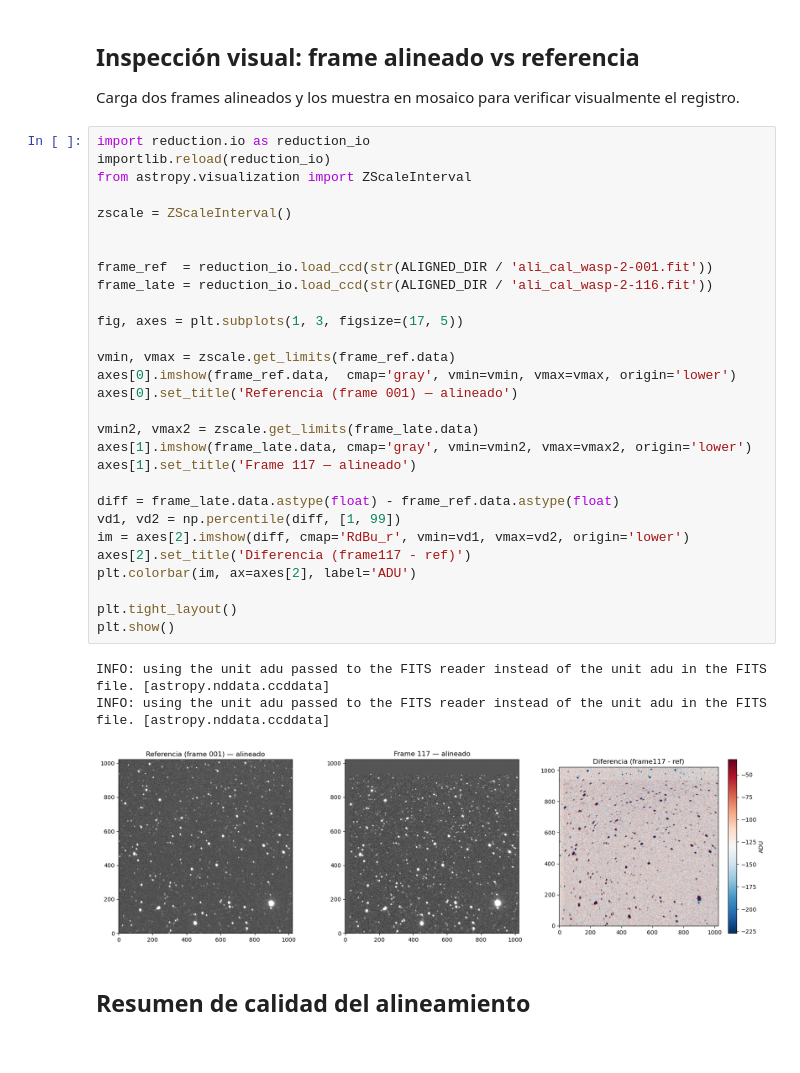
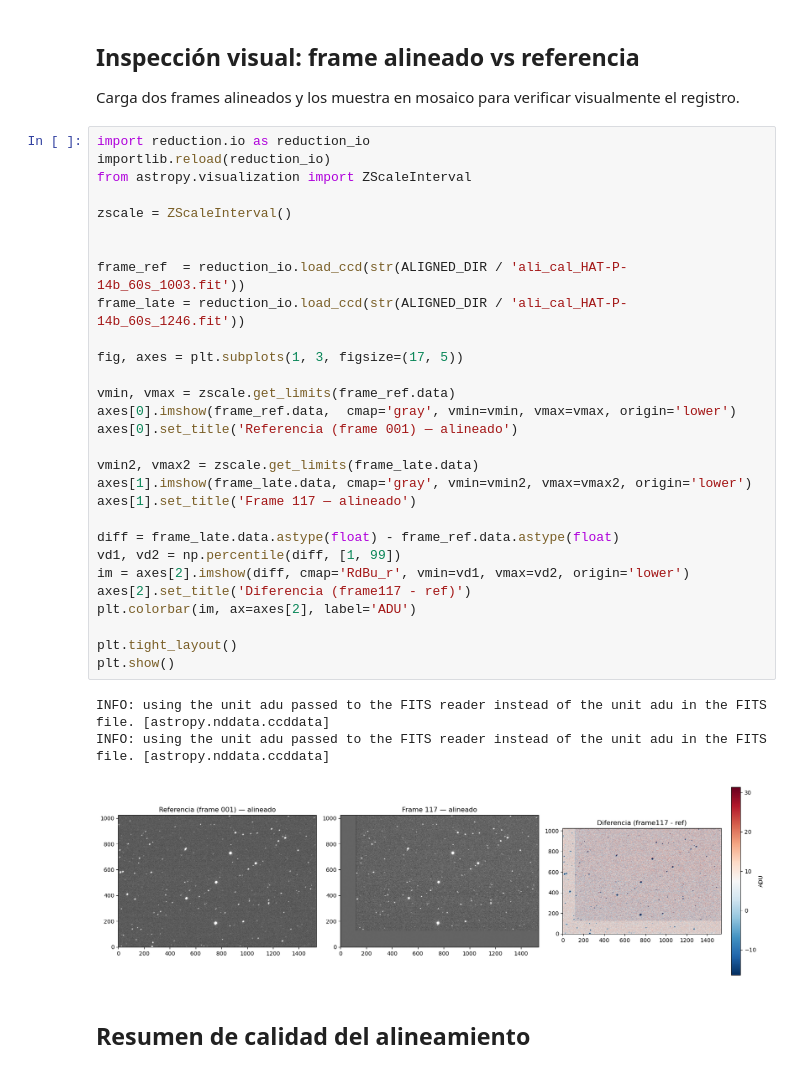
Before and after one commit to DaniMP14/TFM, a Jupyter notebook: notebooks/03_validacion_alignment.ipynb, the cells around one changed output. Cells and saved outputs as stored; diff of their text form.

Commit message:
cambios en bg reduc, comparison, reference frame, detrending

```diff
--- a/notebooks/03_validacion_alignment.ipynb
+++ b/notebooks/03_validacion_alignment.ipynb
@@ -102,36 +103,36 @@ Carga dos frames alineados y los muestra en mosaico para verificar visualmente e
 # %%
 import reduction.io as reduction_io
 importlib.reload(reduction_io)
 from astropy.visualization import ZScaleInterval
 
 zscale = ZScaleInterval()
 
 
-frame_ref  = reduction_io.load_ccd(str(ALIGNED_DIR / 'ali_cal_wasp-2-001.fit'))
-frame_late = reduction_io.load_ccd(str(ALIGNED_DIR / 'ali_cal_wasp-2-116.fit'))
+frame_ref  = reduction_io.load_ccd(str(ALIGNED_DIR / 'ali_cal_HAT-P-14b_60s_1003.fit'))
+frame_late = reduction_io.load_ccd(str(ALIGNED_DIR / 'ali_cal_HAT-P-14b_60s_1246.fit'))
 
 fig, axes = plt.subplots(1, 3, figsize=(17, 5))
 
 vmin, vmax = zscale.get_limits(frame_ref.data)
 axes[0].imshow(frame_ref.data,  cmap='gray', vmin=vmin, vmax=vmax, origin='lower')
 axes[0].set_title('Referencia (frame 001) — alineado')
 
 vmin2, vmax2 = zscale.get_limits(frame_late.data)
 axes[1].imshow(frame_late.data, cmap='gray', vmin=vmin2, vmax=vmax2, origin='lower')
 axes[1].set_title('Frame 117 — alineado')
 
 diff = frame_late.data.astype(float) - frame_ref.data.astype(float)
 vd1, vd2 = np.percentile(diff, [1, 99])
 im = axes[2].imshow(diff, cmap='RdBu_r', vmin=vd1, vmax=vd2, origin='lower')
 axes[2].set_title('Diferencia (frame117 - ref)')
 plt.colorbar(im, ax=axes[2], label='ADU')
 
 plt.tight_layout()
 plt.show()
 # %% [output]
 INFO: using the unit adu passed to the FITS reader instead of the unit adu in the FITS file. [astropy.nddata.ccddata]
 INFO: using the unit adu passed to the FITS reader instead of the unit adu in the FITS file. [astropy.nddata.ccddata]
-[figure, old version]
+[figure, new version]
 # %% [markdown]
 ## Resumen de calidad del alineamiento
 # %%
```
Also changed, not shown: parts of 6 cells of this notebook, 10 other files.
